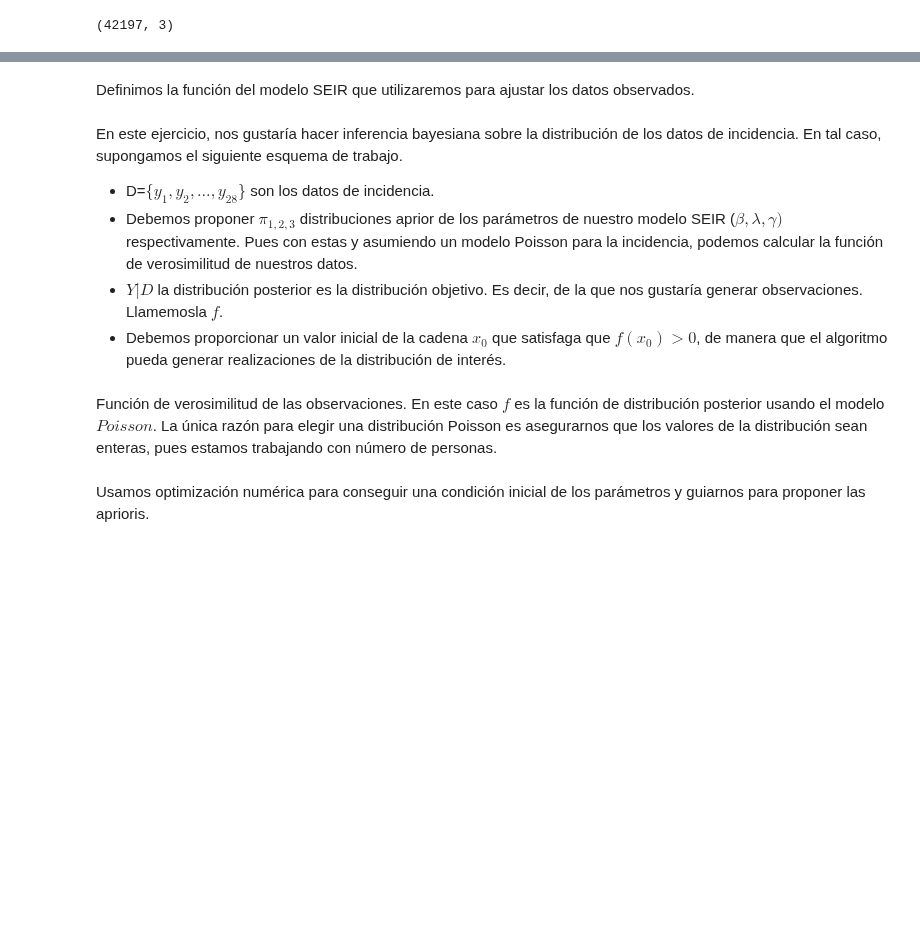
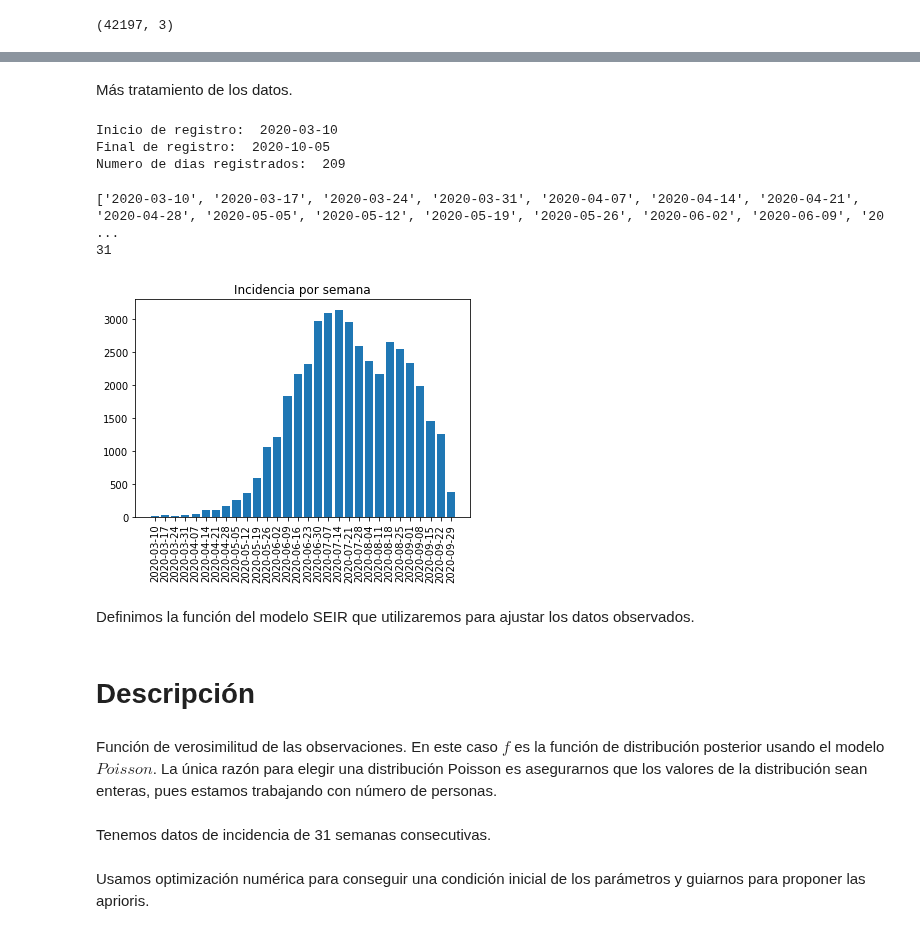
Before and after one commit to JairEsc/Mat_Apl_2, a Jupyter notebook: Epid_MH_Covid_Gto.ipynb, the cells around one changed output, grey strips where cells are left out. Cells and saved outputs as stored; diff of their text form; code cells hidden in the pictures; blank space fills up the shorter version.

```diff
--- a/Epid_MH_Covid_Gto.ipynb
+++ b/Epid_MH_Covid_Gto.ipynb
@@ -57,0 +69,20 @@ datos.shape
+# %% [markdown]
+Más tratamiento de los datos.
+# %%
+dia0=np.min(datos['FECHA_SINTOMAS'])
+dia_f=np.max(datos['FECHA_SINTOMAS'])
+print("Inicio de registro: ",dia0)
+print("Final de registro: ",dia_f)
+print("Numero de dias registrados: ",(pd.to_datetime(dia_f)-pd.to_datetime(dia0)).days)
+# %% [output]
+Inicio de registro:  2020-03-10
+Final de registro:  2020-10-05
+Numero de dias registrados:  209
+# %%
+Num_semanas=int((pd.to_datetime(dia_f)-pd.to_datetime(dia0)).days/7)+1
+vec_semanas=[str(pd.to_datetime(dia0) + pd.to_timedelta(7*i, unit='d'))[0:10] for i in range(0,Num_semanas+1)]
+print(vec_semanas)
+print(len(vec_semanas))
+# %% [output]
+['2020-03-10', '2020-03-17', '2020-03-24', '2020-03-31', '2020-04-07', '2020-04-14', '2020-04-21', '2020-04-28', '2020-05-05', '2020-05-12', '2020-05-19', '2020-05-26', '2020-06-02', '2020-06-09', '20 ...
+31
@@ -58,3 +96,10 @@ datos.shape
+# %%
+plt.bar(vec_semanas[0:-1],Ydat)
+plt.xticks(rotation=90)
+plt.title('Incidencia por semana')
+plt.show()
+# %% [output]
+[figure, added]
 # %% [markdown]
 Definimos la función del modelo SEIR que utilizaremos para ajustar los datos observados.
 # %%
@@ -94,14 +135,10 @@ def SEIR_izy(X,t, N, be,la,ga):#Para no tener problemas con los parametros de la
     return(Xsol)
-# %% [markdown]
-En este ejercicio, nos gustaría hacer inferencia bayesiana sobre la distribución de los datos de incidencia. En tal caso, supongamos el siguiente esquema de trabajo.
-
-
-*   D=$\{y_1,y_2,\ldots,y_{28}\}$ son los datos de incidencia.
-*  Debemos proponer $\pi_{1,2,3}$ distribuciones aprior de los parámetros de nuestro modelo SEIR ($\beta,\lambda,\gamma)$ respectivamente. Pues con estas y asumiendo un modelo Poisson para la incidencia, podemos calcular la función de verosimilitud de nuestros datos.
-*   $Y|D$ la distribución posterior es la distribución objetivo. Es decir, de la que nos gustaría generar observaciones. Llamemosla $f$.
-*   Debemos proporcionar un valor inicial de la cadena $x_0$ que satisfaga que $f(x_0)>0$, de manera que el algoritmo pueda generar realizaciones de la distribución de interés.
+# %% [markdown]
+# Descripción
 # %% [markdown]
 Función de verosimilitud de las observaciones. En este caso $f$ es la función de distribución posterior usando el modelo $Poisson$. La única razón para elegir una distribución Poisson es asegurarnos que los valores de la distribución sean enteras, pues estamos trabajando con número de personas.
+# %% [markdown]
+Tenemos datos de incidencia de 31 semanas consecutivas.
 # %%
 #### verosimilitud
 def logverosimilitud(theta):
```
Also changed, not shown: parts of 55 cells of this notebook.
